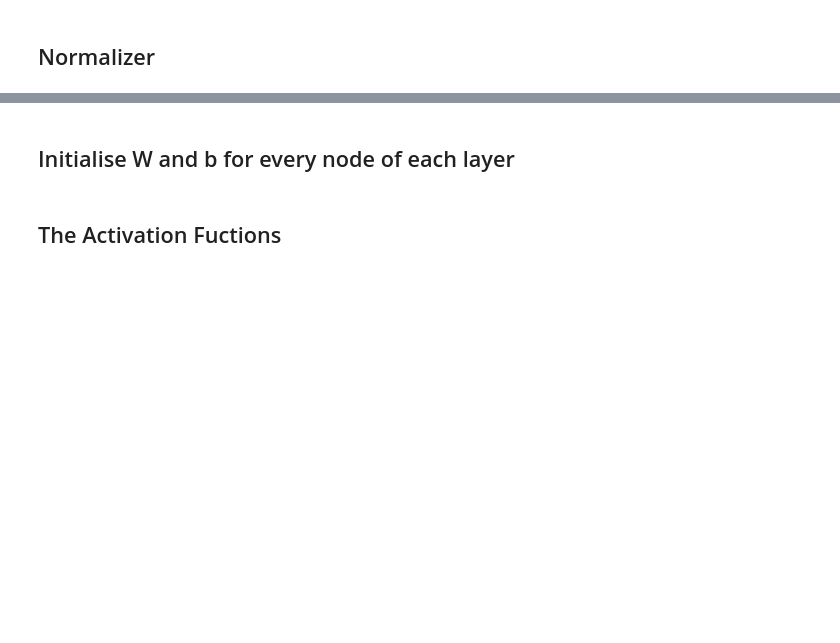
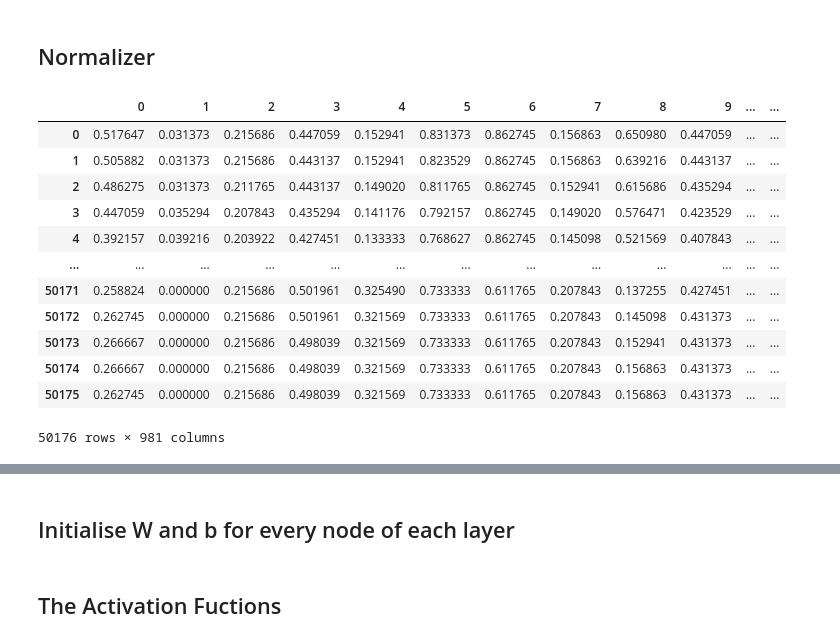
Before and after one commit to HrishikeshMRao/Emotions_Detector_AI, a Jupyter notebook: Emotion_Detector.ipynb, the cells around one changed output, grey strips where cells are left out. Drawn from its saved outputs; the diff is of its cells as text; code cells hidden in the pictures; blank space fills up the shorter version.

```diff
--- a/Emotion_Detector.ipynb
+++ b/Emotion_Detector.ipynb
@@ -84,0 +94,21 @@ images = Normalise(images)
+# %%
+images = Normalise(images)
+images = MinMax(images)
+
+images_Df=pd.DataFrame(images)
+labels_Df=pd.DataFrame(labels)
+images_Df
+# %% [output]
+|  | 0 | 1 | 2 | 3 | 4 | 5 | 6 | 7 | 8 | 9 | ... | ... |
+| 0 | 0.517647 | 0.031373 | 0.215686 | 0.447059 | 0.152941 | 0.831373 | 0.862745 | 0.156863 | 0.650980 | 0.447059 | ... | ... |
+| 1 | 0.505882 | 0.031373 | 0.215686 | 0.443137 | 0.152941 | 0.823529 | 0.862745 | 0.156863 | 0.639216 | 0.443137 | ... | ... |
+| 2 | 0.486275 | 0.031373 | 0.211765 | 0.443137 | 0.149020 | 0.811765 | 0.862745 | 0.152941 | 0.615686 | 0.435294 | ... | ... |
+| 3 | 0.447059 | 0.035294 | 0.207843 | 0.435294 | 0.141176 | 0.792157 | 0.862745 | 0.149020 | 0.576471 | 0.423529 | ... | ... |
+| 4 | 0.392157 | 0.039216 | 0.203922 | 0.427451 | 0.133333 | 0.768627 | 0.862745 | 0.145098 | 0.521569 | 0.407843 | ... | ... |
+| ... | ... | ... | ... | ... | ... | ... | ... | ... | ... | ... | ... | ... |
+| 50171 | 0.258824 | 0.000000 | 0.215686 | 0.501961 | 0.325490 | 0.733333 | 0.611765 | 0.207843 | 0.137255 | 0.427451 | ... | ... |
+| 50172 | 0.262745 | 0.000000 | 0.215686 | 0.501961 | 0.321569 | 0.733333 | 0.611765 | 0.207843 | 0.145098 | 0.431373 | ... | ... |
+| 50173 | 0.266667 | 0.000000 | 0.215686 | 0.498039 | 0.321569 | 0.733333 | 0.611765 | 0.207843 | 0.152941 | 0.431373 | ... | ... |
+| 50174 | 0.266667 | 0.000000 | 0.215686 | 0.498039 | 0.321569 | 0.733333 | 0.611765 | 0.207843 | 0.156863 | 0.431373 | ... | ... |
+| 50175 | 0.262745 | 0.000000 | 0.215686 | 0.498039 | 0.321569 | 0.733333 | 0.611765 | 0.207843 | 0.156863 | 0.431373 | ... | ... |
+50176 rows × 981 columns
```
Also changed, not shown: parts of 13 cells of this notebook.
